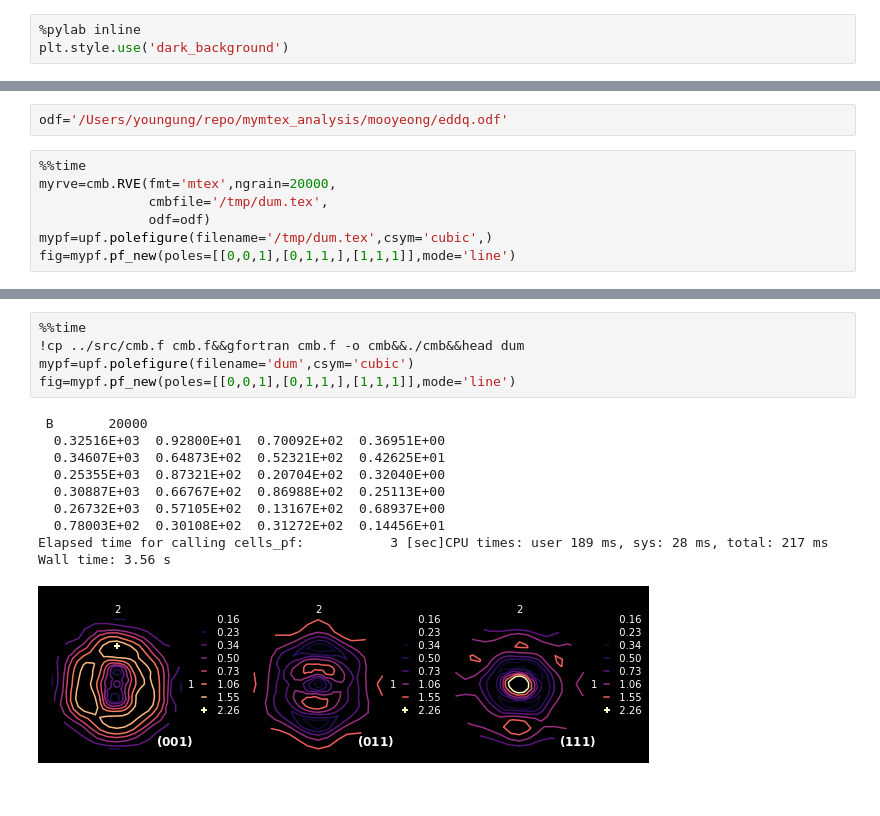
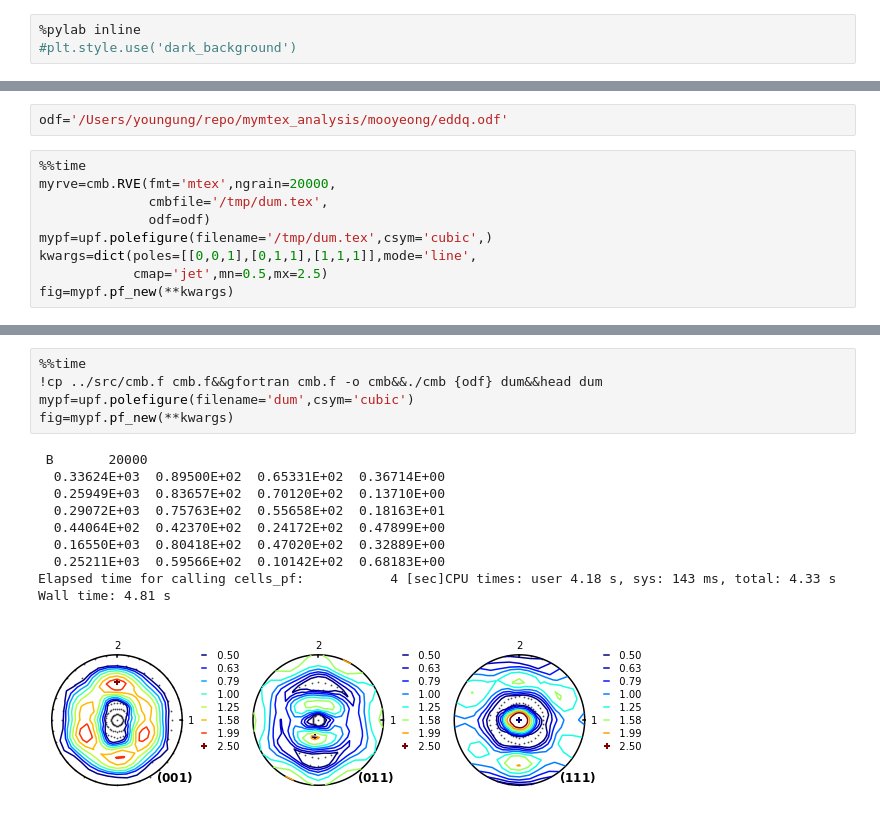
Before and after one commit to youngung/texture3, a Jupyter notebook: ipynb/mtex_odb_combine.ipynb, the cells around one changed output, grey strips where cells are left out. Saved outputs shown, nothing was run; the diff lists cells and outputs as text.

```diff
--- a/ipynb/mtex_odb_combine.ipynb
+++ b/ipynb/mtex_odb_combine.ipynb
@@ -1,6 +1,6 @@
 # %%
 %pylab inline
-plt.style.use('dark_background')
+#plt.style.use('dark_background')
 # %% [output]
 Populating the interactive namespace from numpy and matplotlib
 # %%
@@ -14,7 +16,9 @@ myrve=cmb.RVE(fmt='mtex',ngrain=20000,
               cmbfile='/tmp/dum.tex',
               odf=odf)
 mypf=upf.polefigure(filename='/tmp/dum.tex',csym='cubic',)
-fig=mypf.pf_new(poles=[[0,0,1],[0,1,1,],[1,1,1]],mode='line')
+kwargs=dict(poles=[[0,0,1],[0,1,1],[1,1,1]],mode='line',
+            cmap='jet',mn=0.5,mx=2.5)
+fig=mypf.pf_new(**kwargs)
 # %% [output]
 max values 360.0  90.0  90.0
 maximum angles along each axis
@@ -49,18 +53,18 @@ Wall time: 6.57 s
 # %%
 %%time
-!cp ../src/cmb.f cmb.f&&gfortran cmb.f -o cmb&&./cmb&&head dum
+!cp ../src/cmb.f cmb.f&&gfortran cmb.f -o cmb&&./cmb {odf} dum&&head dum
 mypf=upf.polefigure(filename='dum',csym='cubic')
-fig=mypf.pf_new(poles=[[0,0,1],[0,1,1,],[1,1,1]],mode='line')
+fig=mypf.pf_new(**kwargs)
 # %% [output]
  B       20000
-  0.32516E+03  0.92800E+01  0.70092E+02  0.36951E+00
-  0.34607E+03  0.64873E+02  0.52321E+02  0.42625E+01
-  0.25355E+03  0.87321E+02  0.20704E+02  0.32040E+00
-  0.30887E+03  0.66767E+02  0.86988E+02  0.25113E+00
-  0.26732E+03  0.57105E+02  0.13167E+02  0.68937E+00
-  0.78003E+02  0.30108E+02  0.31272E+02  0.14456E+01
-Elapsed time for calling cells_pf:           3 [sec]CPU times: user 189 ms, sys: 28 ms, total: 217 ms
-Wall time: 3.56 s
+  0.33624E+03  0.89500E+02  0.65331E+02  0.36714E+00
+  0.25949E+03  0.83657E+02  0.70120E+02  0.13710E+00
+  0.29072E+03  0.75763E+02  0.55658E+02  0.18163E+01
+  0.44064E+02  0.42370E+02  0.24172E+02  0.47899E+00
+  0.16550E+03  0.80418E+02  0.47020E+02  0.32889E+00
+  0.25211E+03  0.59566E+02  0.10142E+02  0.68183E+00
+Elapsed time for calling cells_pf:           4 [sec]CPU times: user 4.18 s, sys: 143 ms, total: 4.33 s
+Wall time: 4.81 s
-[figure, old version]
+[figure, new version]
 # %%
 %%time
```
Also changed, not shown: parts of 5 cells of this notebook, 6 other files.
